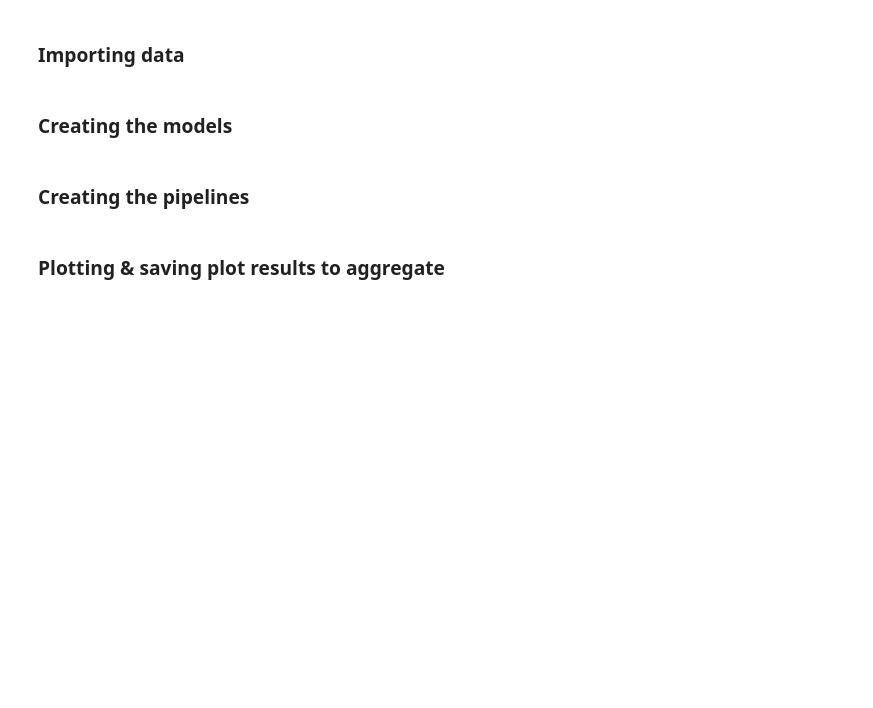
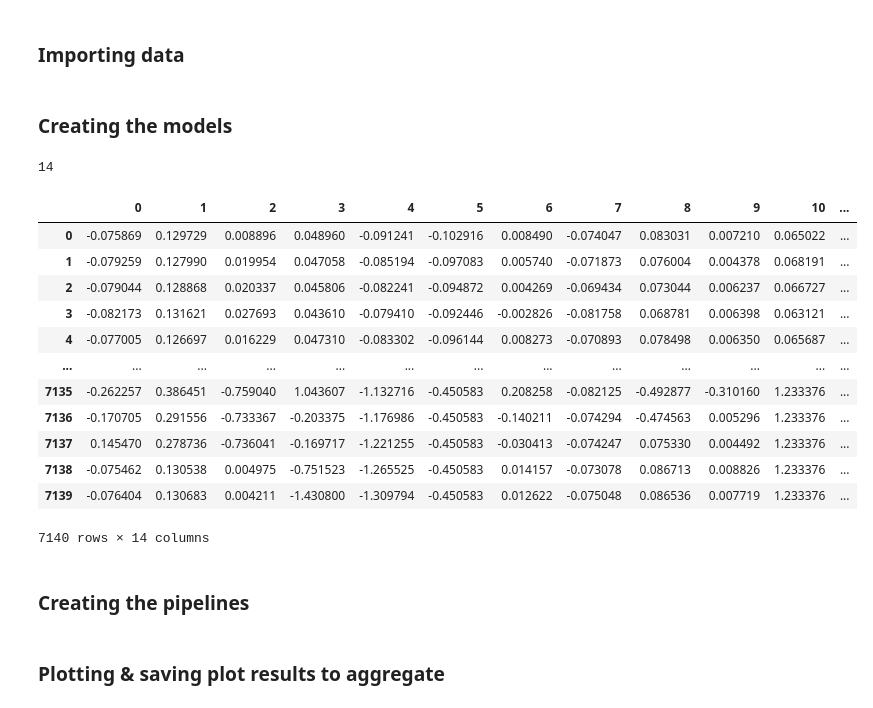
Before and after one commit to epfl-ada/ada-2020-project-milestone-p3-p3_klr, a Jupyter notebook: src/ROC_online_feature_selection.ipynb, the cells around one changed output. Drawn from its saved outputs; the diff is of its cells as text; code cells hidden in the pictures; blank space fills up the shorter version.

```diff
--- a/src/ROC_online_feature_selection.ipynb
+++ b/src/ROC_online_feature_selection.ipynb
@@ -54,6 +55,32 @@ BDT.set_params(**params_bdt)
 STD = StandardScaler()
 # %%
 RFE = RFECV(BRF, step=1, scoring='roc_auc')
+# %%
+X_std = STD.fit_transform(X)
+X_tr = RFE.fit_transform(X_std, y)
+print(X_tr.shape[-1])
+
+NN = NeuralNetwork(build_fn=make_model, nr_features=X_tr.shape[-1], verbose=0, **params_nn)
+NN._estimator_type = "classifier"
+# %% [output]
+14
+# %%
+X_tr_pd = pd.DataFrame(X_tr)
+X_tr_pd
+# %% [output]
+|  | 0 | 1 | 2 | 3 | 4 | 5 | 6 | 7 | 8 | 9 | 10 | ... |
+| 0 | -0.075869 | 0.129729 | 0.008896 | 0.048960 | -0.091241 | -0.102916 | 0.008490 | -0.074047 | 0.083031 | 0.007210 | 0.065022 | ... |
+| 1 | -0.079259 | 0.127990 | 0.019954 | 0.047058 | -0.085194 | -0.097083 | 0.005740 | -0.071873 | 0.076004 | 0.004378 | 0.068191 | ... |
+| 2 | -0.079044 | 0.128868 | 0.020337 | 0.045806 | -0.082241 | -0.094872 | 0.004269 | -0.069434 | 0.073044 | 0.006237 | 0.066727 | ... |
+| 3 | -0.082173 | 0.131621 | 0.027693 | 0.043610 | -0.079410 | -0.092446 | -0.002826 | -0.081758 | 0.068781 | 0.006398 | 0.063121 | ... |
+| 4 | -0.077005 | 0.126697 | 0.016229 | 0.047310 | -0.083302 | -0.096144 | 0.008273 | -0.070893 | 0.078498 | 0.006350 | 0.065687 | ... |
+| ... | ... | ... | ... | ... | ... | ... | ... | ... | ... | ... | ... | ... |
+| 7135 | -0.262257 | 0.386451 | -0.759040 | 1.043607 | -1.132716 | -0.450583 | 0.208258 | -0.082125 | -0.492877 | -0.310160 | 1.233376 | ... |
+| 7136 | -0.170705 | 0.291556 | -0.733367 | -0.203375 | -1.176986 | -0.450583 | -0.140211 | -0.074294 | -0.474563 | 0.005296 | 1.233376 | ... |
+| 7137 | 0.145470 | 0.278736 | -0.736041 | -0.169717 | -1.221255 | -0.450583 | -0.030413 | -0.074247 | 0.075330 | 0.004492 | 1.233376 | ... |
+| 7138 | -0.075462 | 0.130538 | 0.004975 | -0.751523 | -1.265525 | -0.450583 | 0.014157 | -0.073078 | 0.086713 | 0.008826 | 1.233376 | ... |
+| 7139 | -0.076404 | 0.130683 | 0.004211 | -1.430800 | -1.309794 | -0.450583 | 0.012622 | -0.075048 | 0.086536 | 0.007719 | 1.233376 | ... |
+7140 rows × 14 columns
 # %% [markdown]
 ### Creating the pipelines
 # %%
```
Also changed, not shown: parts of 5 cells of this notebook, 1 other file.
